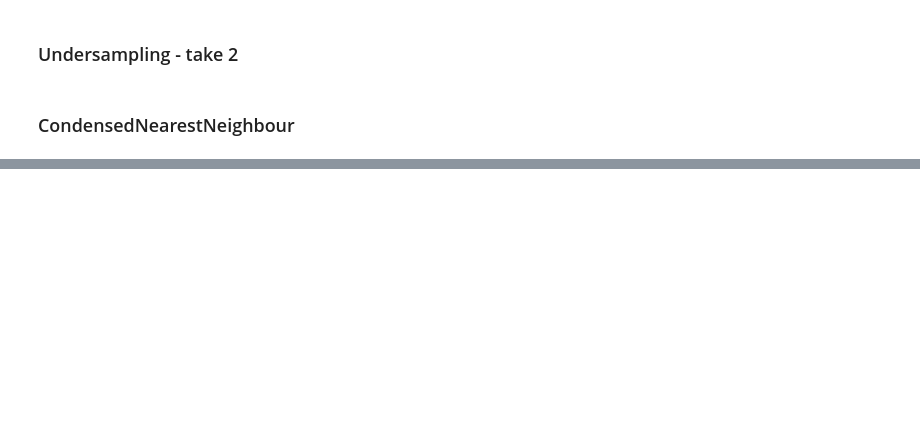
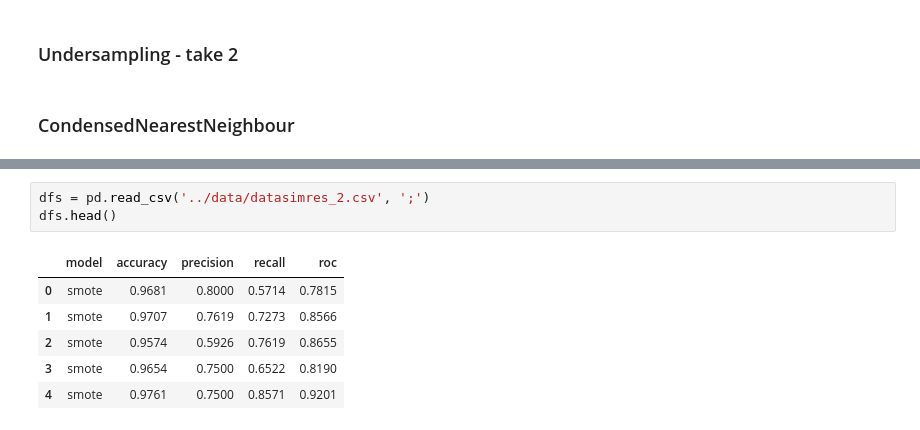
Before and after one commit to fivtyen/dmc_2019, a Jupyter notebook: analysis/upsampling_downsampling.ipynb, the cells around one changed output, grey strips where cells are left out. Drawn from its saved outputs; the diff is of its cells as text; blank space fills up the shorter version.

```diff
--- a/analysis/upsampling_downsampling.ipynb
+++ b/analysis/upsampling_downsampling.ipynb
@@ -325,0 +393,10 @@ Accuracy: 0.976063829787234, precision: 0.7391304347826086, recall: 0.85
+# %%
+dfs = pd.read_csv('../data/datasimres_2.csv', ';')
+dfs.head()
+# %% [output]
+|  | model | accuracy | precision | recall | roc |
+| 0 | smote | 0.9681 | 0.8000 | 0.5714 | 0.7815 |
+| 1 | smote | 0.9707 | 0.7619 | 0.7273 | 0.8566 |
+| 2 | smote | 0.9574 | 0.5926 | 0.7619 | 0.8655 |
+| 3 | smote | 0.9654 | 0.7500 | 0.6522 | 0.8190 |
+| 4 | smote | 0.9761 | 0.7500 | 0.8571 | 0.9201 |
```
Also changed, not shown: parts of 35 cells of this notebook, 3 other files.
